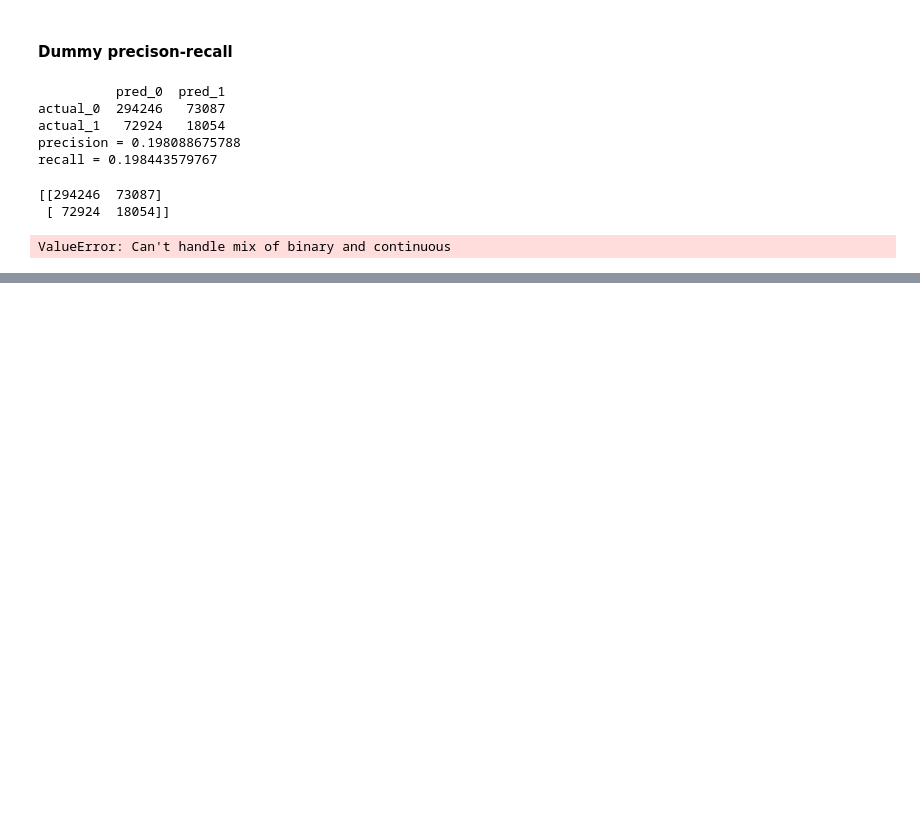
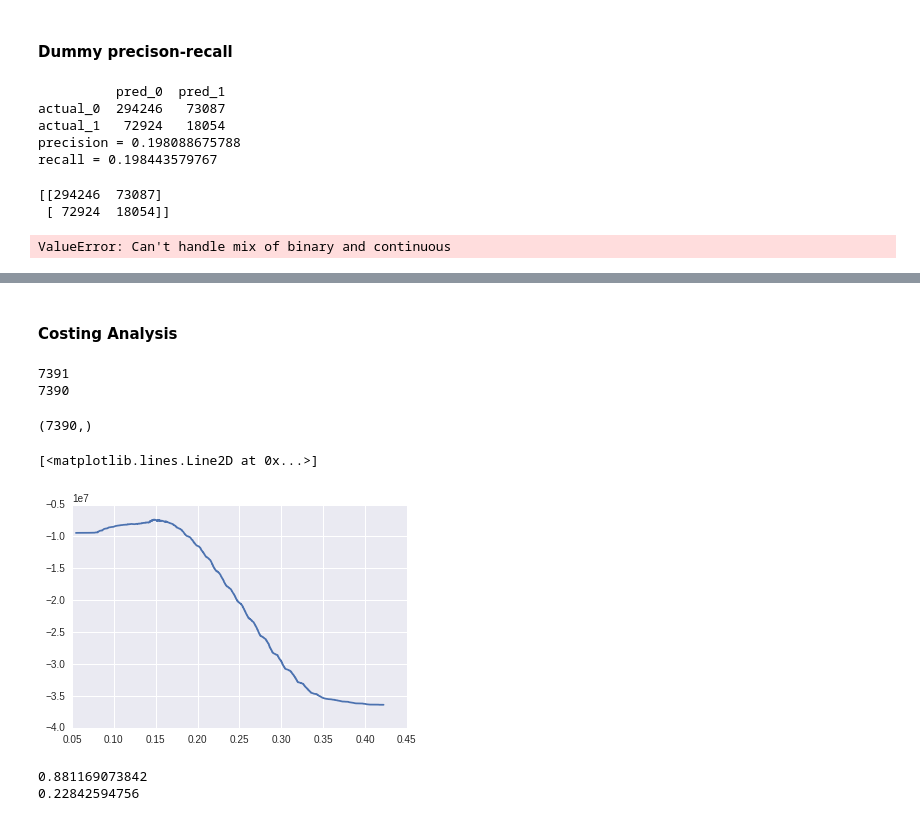
Before and after one commit to natschub/w205-lab1, a Jupyter notebook: lessons/lesson-10/code/sagi-code/starter-code-10-sagi.ipynb, the cells around one changed output, grey strips where cells are left out. Cells and saved outputs as stored; diff of their text form; code cells hidden in the pictures; blank space fills up the shorter version.

```diff
--- a/lessons/lesson-10/code/sagi-code/starter-code-10-sagi.ipynb
+++ b/lessons/lesson-10/code/sagi-code/starter-code-10-sagi.ipynb
@@ -225,0 +250,29 @@ ValueError: Can't handle mix of binary and continuous
+# %% [markdown]
+#### Costing Analysis
+# %%
+print len(recall_logistic)
+print len(thresh)
+# %% [output]
+7391
+7390
+# %%
+TP = recall_logistic * (df['DEP_DEL15'].sum())
+FN = TP*(1-recall_logistic)/recall_logistic
+FP = TP*(1-precision_logistic)/precision_logistic
+
+Rev = TP*300 - 400*FN - 100*FP
+# %%
+Rev[:7390].shape
+# %% [output]
+(7390,)
+# %%
+plt.plot(thresh[:7391],Rev[:7390])
+# %% [output]
+[<matplotlib.lines.Line2D at 0x...>]
+[figure, added]
+# %%
+print recall_logistic[Rev[:7390].argmax()]
+print precision_logistic[Rev[:7390].argmax()]
+# %% [output]
+0.881169073842
+0.22842594756
```
Also changed, not shown: parts of 3 cells of this notebook, 9 other files.
